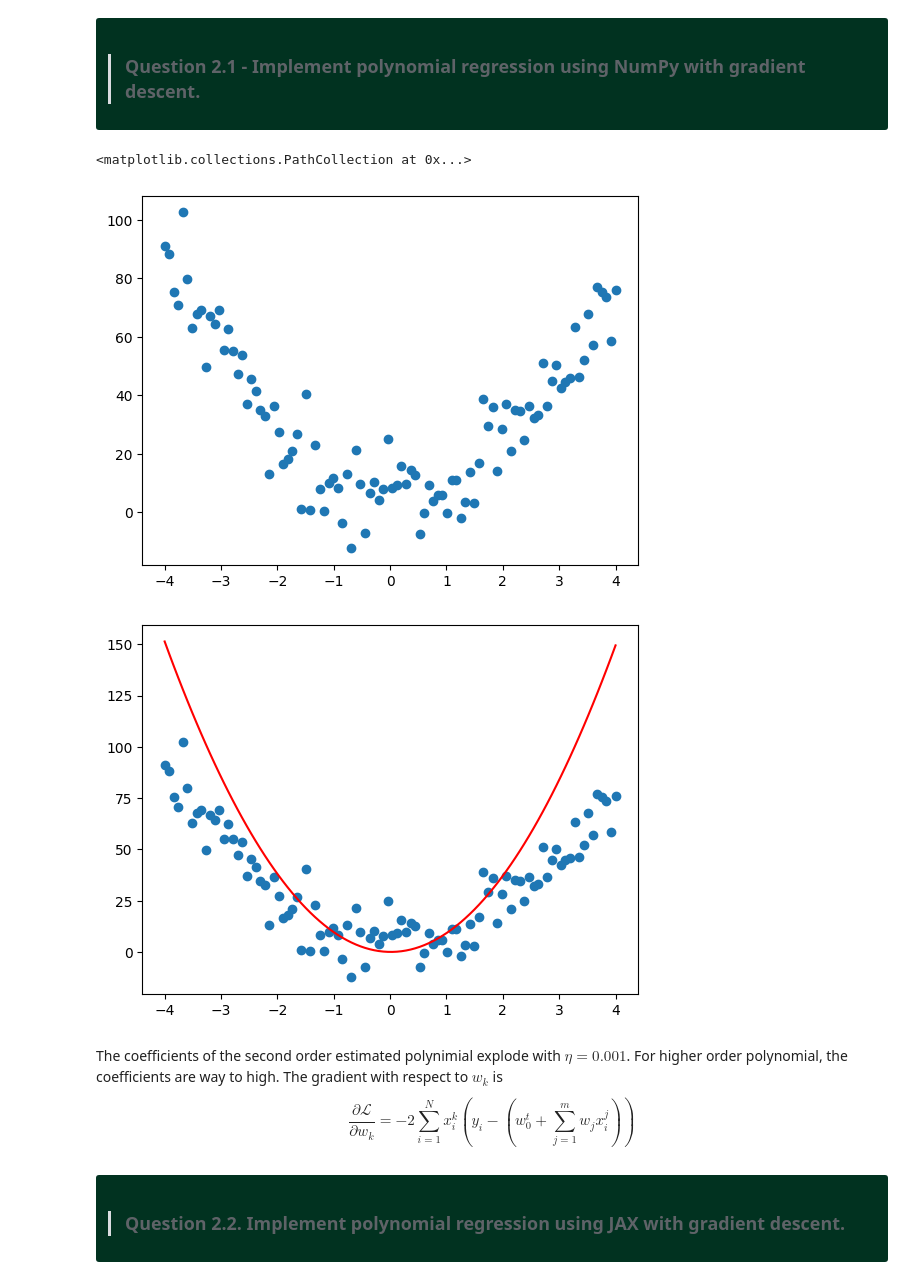
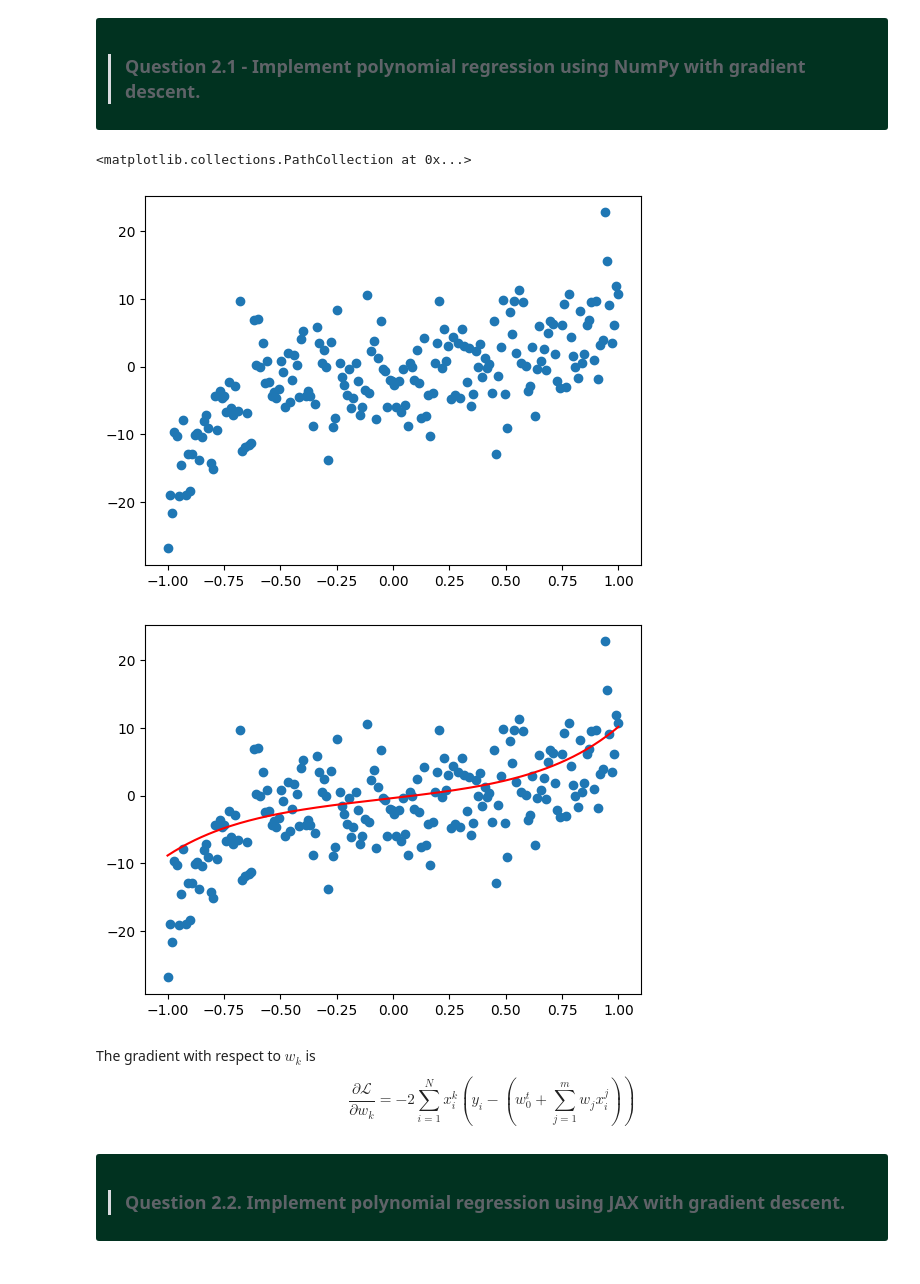
Before and after one commit to BenjaminQuiedeville/creative_ml, a Jupyter notebook: 01a_machine_learning.ipynb, the cells around one changed output. Saved outputs shown, nothing was run; the diff lists cells and outputs as text; code cells hidden in the pictures.

Commit message:
Correction de la regression polynomial

```diff
--- a/01a_machine_learning.ipynb
+++ b/01a_machine_learning.ipynb
@@ -802,7 +802,7 @@ def polynomial(x, coeffs):
 
 def generateData(nbPoints: int, noiseAmount: float, order: int):
 
-    x = np.linspace(-4, 4, nbPoints)
+    x = np.linspace(-1.0, 1.0, nbPoints)
 
     coeffs = 5 * np.random.randn(order + 1)
 
@@ -813,7 +813,7 @@ def generateData(nbPoints: int, noiseAmount: float, order: int):
 
     return x, data, coeffs
 
-xData, yData, coeffs = generateData(100, 10, order=2)
+xData, yData, coeffs = generateData(200, 5, order=5)
 xData = xData.reshape(-1, 1)
 yData = yData.reshape(-1, 1)
 
@@ -825,37 +825,37 @@ order = nCoeffs - 1
 plt.scatter(xData, yData)
 # %% [output]
 <matplotlib.collections.PathCollection at 0x...>
-[figure, old version]
+[figure, new version]
 # %%
 
 # matrix of all the powers of xData starting from 1
 xPoly = np.vander(xData.reshape(-1), order + 1, increasing=True)[:, 1:]
 
 def MSELoss(xDataPoly, yData, weights):
     return np.sum((yData - np.sum(weights[0] + xDataPoly * weights[1:], axis = 1))**2)
 
 def gradMSELoss(xDataPoly, yData, weights, k):
     return -2 * np.sum(xData**k * (yData - np.sum(weights[0] + xDataPoly * weights[1:], axis = 1)))
 
 def polynomialRegressionNumpy():
 
     weights = np.random.randn(nCoeffs)
     eta = 1e-7
 
-    for _ in range(50):
+    for _ in range(200):
         for i in range(nCoeffs):
             weights[i] -= eta * gradMSELoss(xPoly, yData, weights, i)
 
     # print(weights)
 
     plt.plot(xData, polynomial(xData, weights), "r")
     plt.scatter(xData, yData)
 
 polynomialRegressionNumpy()
 # %% [output]
-[figure, old version]
+[figure, new version]
 # %% [markdown]
-The coefficients of the second order estimated polynimial explode with $\eta = 0.001$. For higher order polynomial, the coefficients are way to high. The gradient with respect to $w_k$ is
+The gradient with respect to $w_k$ is
 $$\frac{\partial \mathcal{L}}{\partial w_k} = -2 \sum_{i=1}^{N}{x_i^k(y_i - (w_0^t + \sum_{j=1}^{m}{w_j x_i^j}))}$$
 # %% [markdown]
 <div class="alert alert-success" markdown="1" style="color:white; background-color: #013220; border-color: #03C03C">
```
Also changed, not shown: parts of 2 cells of this notebook.
